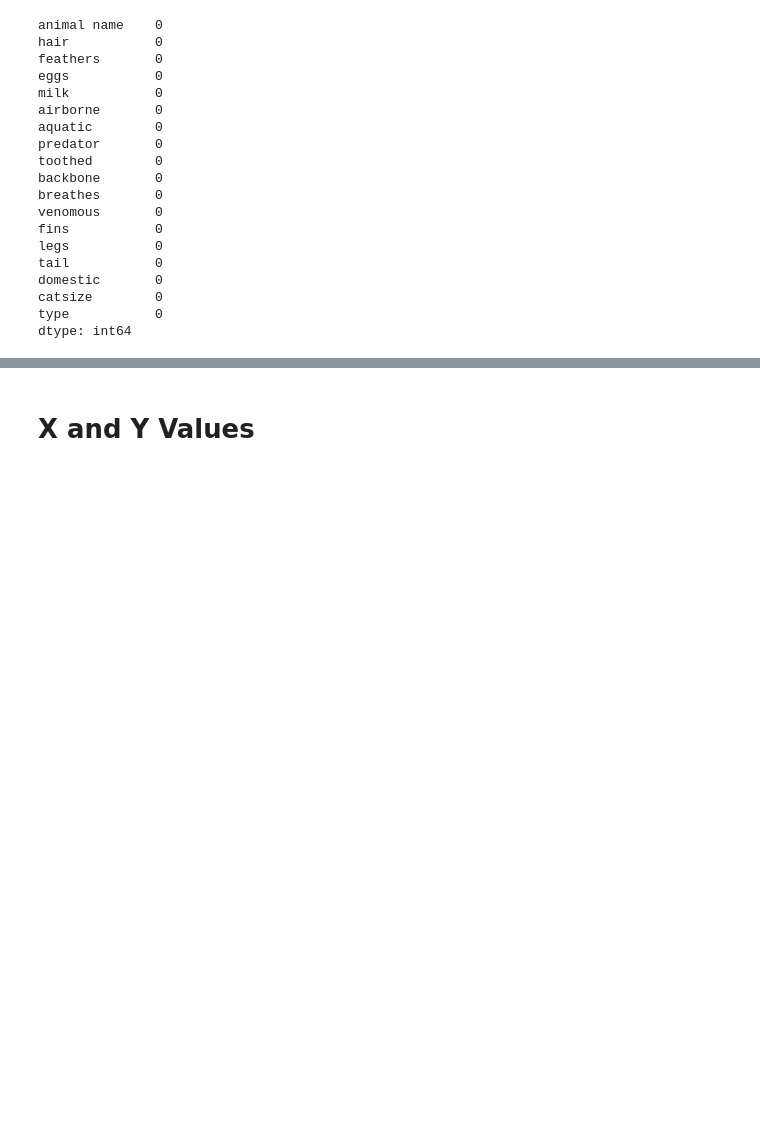
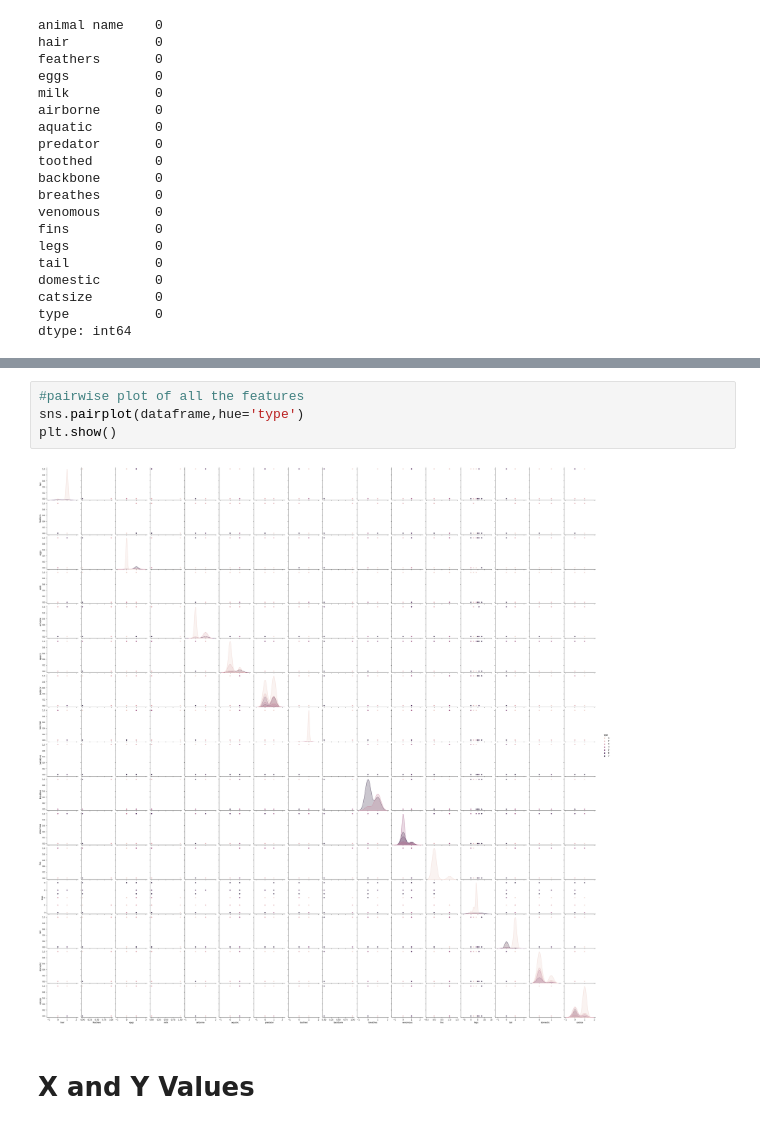
Before and after one commit to CM-007/DS_ASS, a Jupyter notebook: Ass13_KNN(Zoo).ipynb, the cells around one changed output, grey strips where cells are left out. Cells and saved outputs as stored; diff of their text form; blank space fills up the shorter version.

```diff
--- a/Ass13_KNN(Zoo).ipynb
+++ b/Ass13_KNN(Zoo).ipynb
@@ -97,3 +117,9 @@ dataframe.describe()
+# %%
+#pairwise plot of all the features
+sns.pairplot(dataframe,hue='type')
+plt.show()
+# %% [output]
+[figure, added]
 # %% [markdown]
 # **X and Y Values**
 # %%
```
Also changed, not shown: parts of 5 cells of this notebook.
